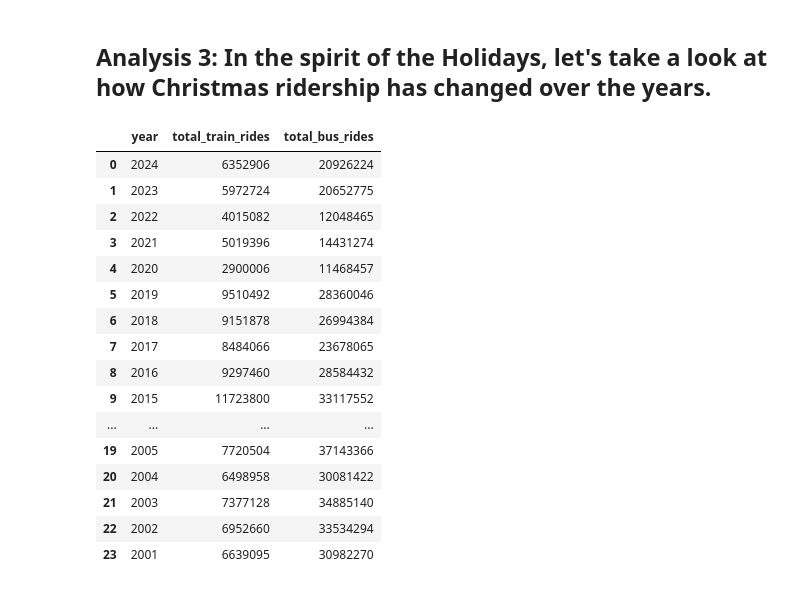
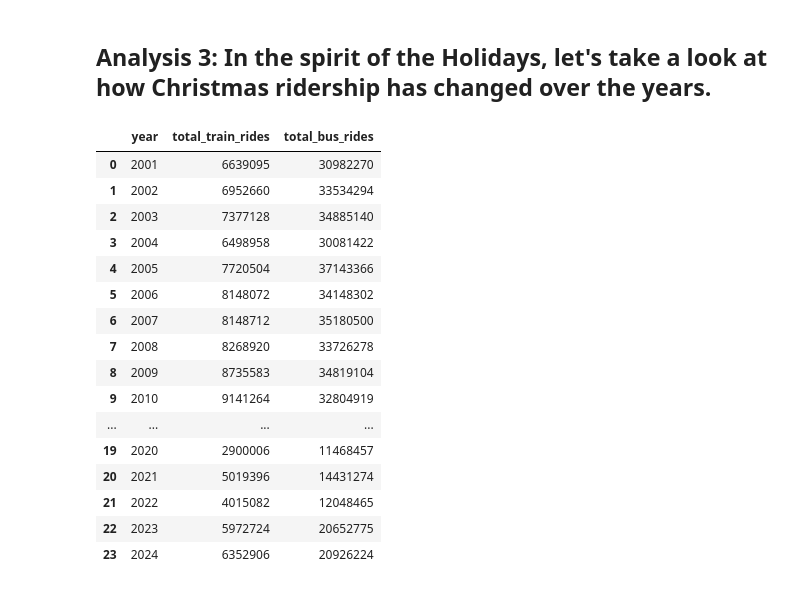
Before and after one commit to hinako-jefferson/trend-health-technical-exercise, a Jupyter notebook: analysis.ipynb, the cells around one changed output. Saved outputs shown, nothing was run; the diff lists cells and outputs as text; code cells hidden in the pictures.

```diff
--- a/analysis.ipynb
+++ b/analysis.ipynb
@@ -142,31 +142,33 @@ King Drive being placed bottom is not too surprising. This is station is located
 # %%
 holiday_query = """
 SELECT strftime('%Y', train.date) AS year, sum(train.rides) as total_train_rides, sum(bus.rides) as total_bus_rides
 FROM daily_ridership_l_stations train
     JOIN daily_ridership_bus_routes bus
     ON train.date = bus.date
 WHERE train.date LIKE '%-12-25'
 GROUP BY year
-ORDER BY year DESC
+ORDER BY year ASC
 """
 
 holiday_ridership_df = pd.read_sql(holiday_query, conn)
+conn.close()
+
 holiday_ridership_df
 # %% [output]
 |  | year | total_train_rides | total_bus_rides |
-| 0 | 2024 | 6352906 | 20926224 |
-| 1 | 2023 | 5972724 | 20652775 |
-| 2 | 2022 | 4015082 | 12048465 |
-| 3 | 2021 | 5019396 | 14431274 |
-| 4 | 2020 | 2900006 | 11468457 |
-| 5 | 2019 | 9510492 | 28360046 |
-| 6 | 2018 | 9151878 | 26994384 |
-| 7 | 2017 | 8484066 | 23678065 |
-| 8 | 2016 | 9297460 | 28584432 |
-| 9 | 2015 | 11723800 | 33117552 |
+| 0 | 2001 | 6639095 | 30982270 |
+| 1 | 2002 | 6952660 | 33534294 |
+| 2 | 2003 | 7377128 | 34885140 |
+| 3 | 2004 | 6498958 | 30081422 |
+| 4 | 2005 | 7720504 | 37143366 |
+| 5 | 2006 | 8148072 | 34148302 |
+| 6 | 2007 | 8148712 | 35180500 |
+| 7 | 2008 | 8268920 | 33726278 |
+| 8 | 2009 | 8735583 | 34819104 |
+| 9 | 2010 | 9141264 | 32804919 |
 | ... | ... | ... | ... |
-| 19 | 2005 | 7720504 | 37143366 |
-| 20 | 2004 | 6498958 | 30081422 |
-| 21 | 2003 | 7377128 | 34885140 |
-| 22 | 2002 | 6952660 | 33534294 |
-| 23 | 2001 | 6639095 | 30982270 |
+| 19 | 2020 | 2900006 | 11468457 |
+| 20 | 2021 | 5019396 | 14431274 |
+| 21 | 2022 | 4015082 | 12048465 |
+| 22 | 2023 | 5972724 | 20652775 |
+| 23 | 2024 | 6352906 | 20926224 |
```
Also changed, not shown: parts of 2 cells of this notebook, 1 other file.
